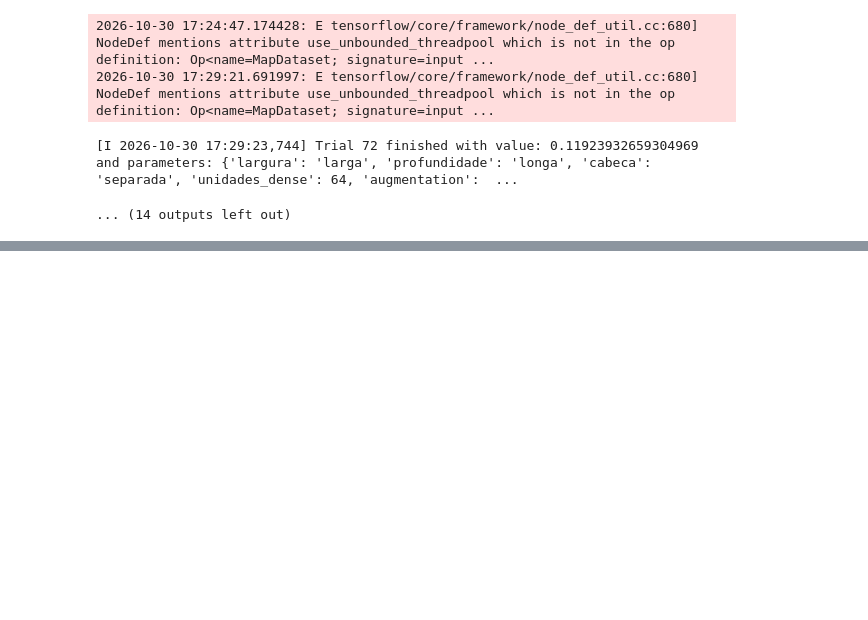
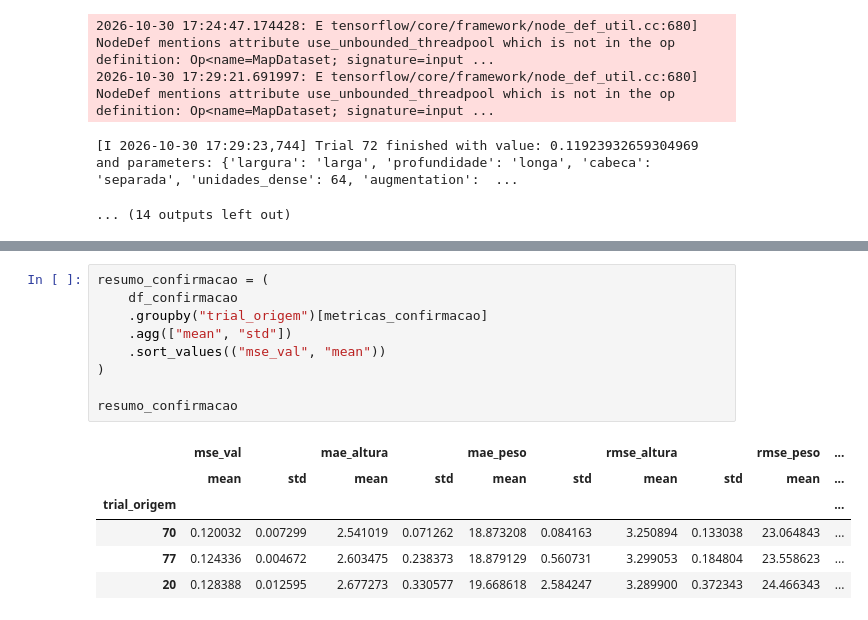
Before and after one commit to gabrielrech06/t2-deeplearning, a Jupyter notebook: t2.ipynb, the cells around one changed output, grey strips where cells are left out. Drawn from its saved outputs; the diff is of its cells as text; blank space fills up the shorter version.

```diff
--- a/t2.ipynb
+++ b/t2.ipynb
@@ -1420,0 +1541,16 @@ WARNING:tensorflow:6 out of the last 12 calls to <function TensorFlowTrainer.mak
+# %%
+resumo_confirmacao = (
+    df_confirmacao
+    .groupby("trial_origem")[metricas_confirmacao]
+    .agg(["mean", "std"])
+    .sort_values(("mse_val", "mean"))
+)
+
+resumo_confirmacao
+# %% [output]
+|  | mse_val |  | mae_altura |  | mae_peso |  | rmse_altura |  | rmse_peso | ... |
+|  | mean | std | mean | std | mean | std | mean | std | mean | ... |
+| trial_origem |  |  |  |  |  |  |  |  |  | ... |
+| 70 | 0.120032 | 0.007299 | 2.541019 | 0.071262 | 18.873208 | 0.084163 | 3.250894 | 0.133038 | 23.064843 | ... |
+| 77 | 0.124336 | 0.004672 | 2.603475 | 0.238373 | 18.879129 | 0.560731 | 3.299053 | 0.184804 | 23.558623 | ... |
+| 20 | 0.128388 | 0.012595 | 2.677273 | 0.330577 | 19.668618 | 2.584247 | 3.289900 | 0.372343 | 24.466343 | ... |
```
Also changed, not shown: parts of 13 cells of this notebook, 12 other files.
